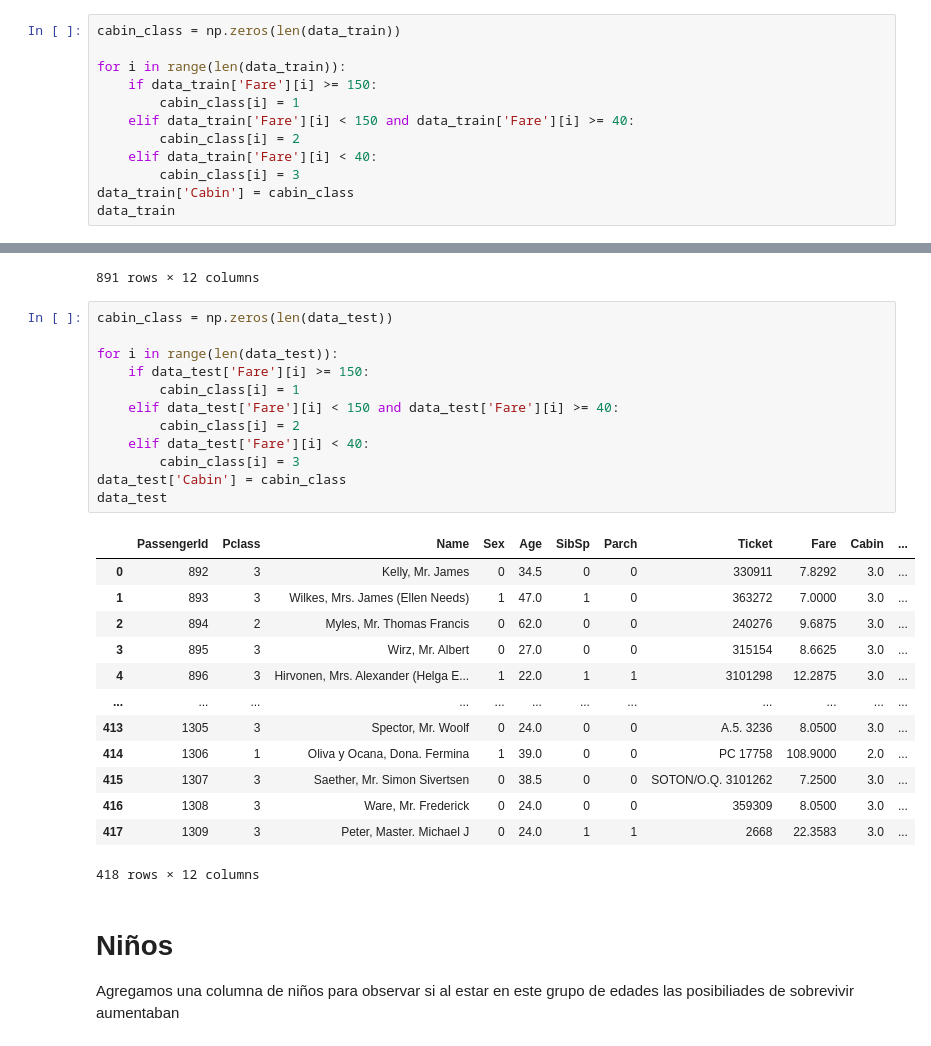
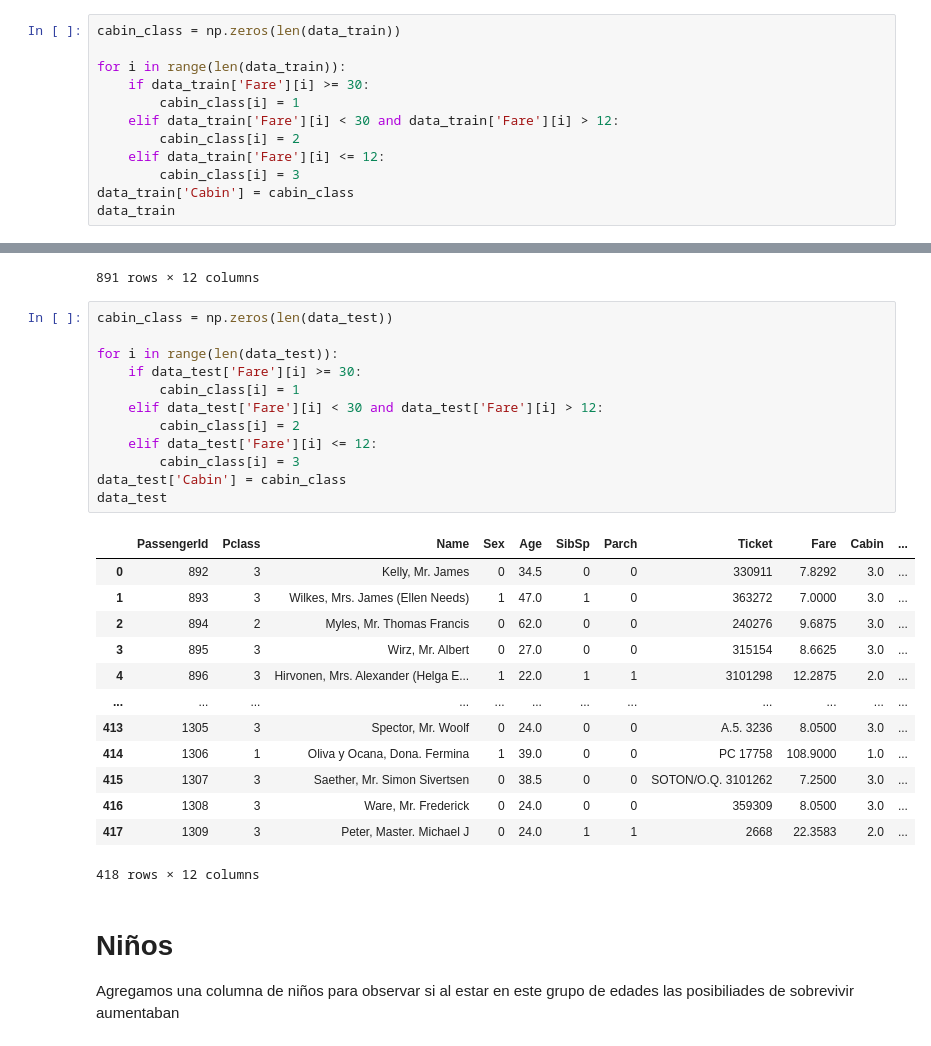
Before and after one commit to EmirBurgosPaz/Machine_learning, a Jupyter notebook: proyecto_4/Random_Forest.ipynb, the cells around one changed output, grey strips where cells are left out. Drawn from its saved outputs; the diff is of its cells as text.

```diff
--- a/proyecto_4/Random_Forest.ipynb
+++ b/proyecto_4/Random_Forest.ipynb
@@ -361,11 +361,11 @@ El valor de la serie  de la cabina es en si un valor no tan util, pues a diferen
 cabin_class = np.zeros(len(data_train))
 
 for i in range(len(data_train)):
-    if data_train['Fare'][i] >= 150:
+    if data_train['Fare'][i] >= 30:
         cabin_class[i] = 1
-    elif data_train['Fare'][i] < 150 and data_train['Fare'][i] >= 40:
+    elif data_train['Fare'][i] < 30 and data_train['Fare'][i] > 12:
         cabin_class[i] = 2
-    elif data_train['Fare'][i] < 40:
+    elif data_train['Fare'][i] <= 12:
         cabin_class[i] = 3
 data_train['Cabin'] = cabin_class
 data_train
@@ -386,28 +386,28 @@ data_train
 # %%
 cabin_class = np.zeros(len(data_test))
 
 for i in range(len(data_test)):
-    if data_test['Fare'][i] >= 150:
+    if data_test['Fare'][i] >= 30:
         cabin_class[i] = 1
-    elif data_test['Fare'][i] < 150 and data_test['Fare'][i] >= 40:
+    elif data_test['Fare'][i] < 30 and data_test['Fare'][i] > 12:
         cabin_class[i] = 2
-    elif data_test['Fare'][i] < 40:
+    elif data_test['Fare'][i] <= 12:
         cabin_class[i] = 3
 data_test['Cabin'] = cabin_class
 data_test
 # %% [output]
 |  | PassengerId | Pclass | Name | Sex | Age | SibSp | Parch | Ticket | Fare | Cabin | ... |
 | 0 | 892 | 3 | Kelly, Mr. James | 0 | 34.5 | 0 | 0 | 330911 | 7.8292 | 3.0 | ... |
 | 1 | 893 | 3 | Wilkes, Mrs. James (Ellen Needs) | 1 | 47.0 | 1 | 0 | 363272 | 7.0000 | 3.0 | ... |
 | 2 | 894 | 2 | Myles, Mr. Thomas Francis | 0 | 62.0 | 0 | 0 | 240276 | 9.6875 | 3.0 | ... |
 | 3 | 895 | 3 | Wirz, Mr. Albert | 0 | 27.0 | 0 | 0 | 315154 | 8.6625 | 3.0 | ... |
-| 4 | 896 | 3 | Hirvonen, Mrs. Alexander (Helga E... | 1 | 22.0 | 1 | 1 | 3101298 | 12.2875 | 3.0 | ... |
+| 4 | 896 | 3 | Hirvonen, Mrs. Alexander (Helga E... | 1 | 22.0 | 1 | 1 | 3101298 | 12.2875 | 2.0 | ... |
 | ... | ... | ... | ... | ... | ... | ... | ... | ... | ... | ... | ... |
 | 413 | 1305 | 3 | Spector, Mr. Woolf | 0 | 24.0 | 0 | 0 | A.5. 3236 | 8.0500 | 3.0 | ... |
-| 414 | 1306 | 1 | Oliva y Ocana, Dona. Fermina | 1 | 39.0 | 0 | 0 | PC 17758 | 108.9000 | 2.0 | ... |
+| 414 | 1306 | 1 | Oliva y Ocana, Dona. Fermina | 1 | 39.0 | 0 | 0 | PC 17758 | 108.9000 | 1.0 | ... |
 | 415 | 1307 | 3 | Saether, Mr. Simon Sivertsen | 0 | 38.5 | 0 | 0 | SOTON/O.Q. 3101262 | 7.2500 | 3.0 | ... |
 | 416 | 1308 | 3 | Ware, Mr. Frederick | 0 | 24.0 | 0 | 0 | 359309 | 8.0500 | 3.0 | ... |
-| 417 | 1309 | 3 | Peter, Master. Michael J | 0 | 24.0 | 1 | 1 | 2668 | 22.3583 | 3.0 | ... |
+| 417 | 1309 | 3 | Peter, Master. Michael J | 0 | 24.0 | 1 | 1 | 2668 | 22.3583 | 2.0 | ... |
 418 rows × 12 columns
 # %% [markdown]
 # Niños
```
Also changed, not shown: parts of 44 cells of this notebook, 2 other files.
